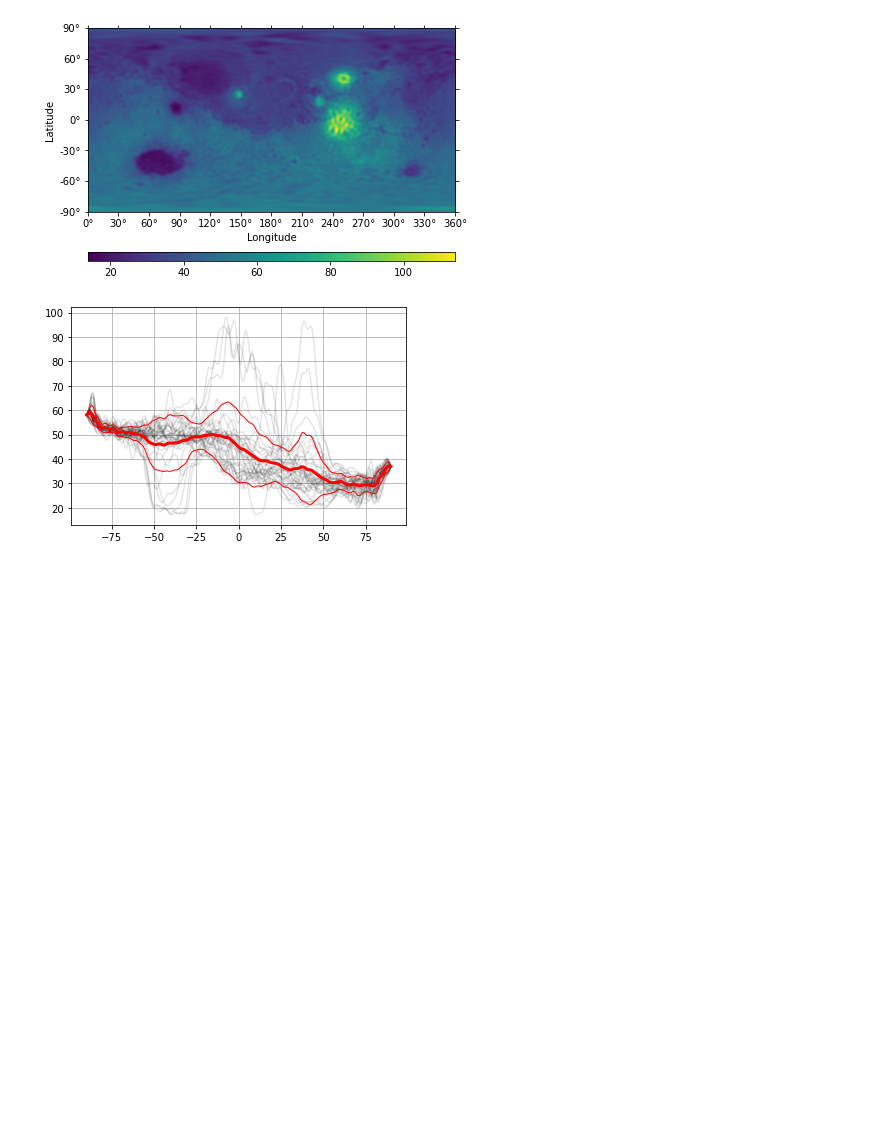
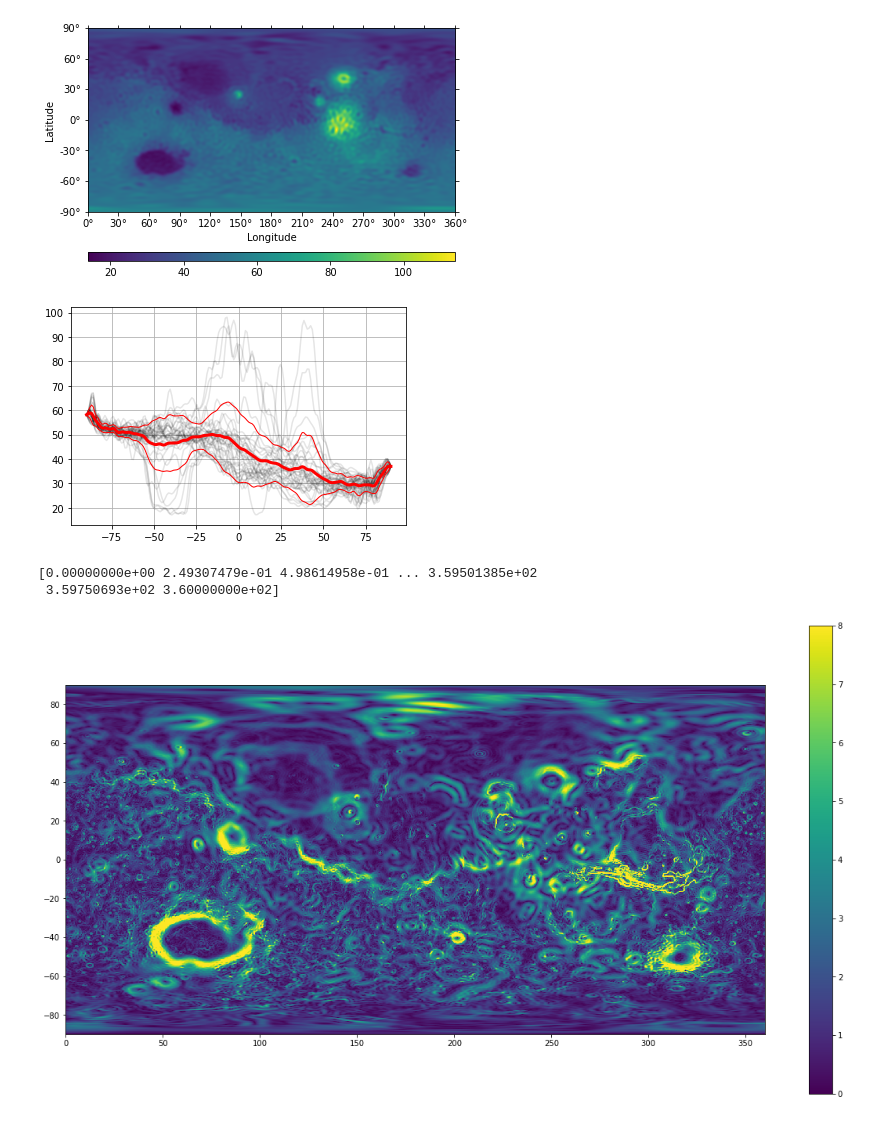
Before and after one commit to siwill22/mars, a Jupyter notebook: mars_crustal_thickness.ipynb, the cells around one changed output. Saved outputs shown, nothing was run; the diff lists cells and outputs as text; code cells hidden in the pictures; blank space fills up the shorter version.

```diff
--- a/mars_crustal_thickness.ipynb
+++ b/mars_crustal_thickness.ipynb
@@ -221,7 +221,7 @@ def generate_crustal_thickness_grid(lmax_calc):
     fig, ax = thick_grid.plot(
         show=False,
         colorbar='bottom',
-        cb_label='Crustal thickness (m)', cmap_limits=[20000, 90000])
+        cb_label='Crustal thickness (km)', cmap_limits=[20000, 90000])
 
     return thick_grid
 # %%
@@ -338,3 +351,20 @@ np.savetxt('grids/W19_l90.xyz', np.vstack((x.flatten(),
 np.savetxt('grids/W19_l30.xyz', np.vstack((x.flatten(),
                                            y.flatten(),
                                            thick_grid_l30_resample.data.flatten())).T, fmt=fmt)
+# %%
+grads = thick_grid_l90.expand().gradient()
+
+print(grads.phi.lons())
+
+plt.figure(figsize=(20,11))
+plt.pcolormesh(grads.phi.lons(),
+               grads.phi.lats(),
+               np.sqrt(grads.phi.data**2 + grads.theta.data**2),
+               vmin=0, vmax=8.)
+plt.gca().set_aspect('equal')
+plt.colorbar()
+plt.show()
+# %% [output]
+[0.00000000e+00 2.49307479e-01 4.98614958e-01 ... 3.59501385e+02
+ 3.59750693e+02 3.60000000e+02]
+[figure, added]
```
Also changed, not shown: parts of 2 cells of this notebook.
